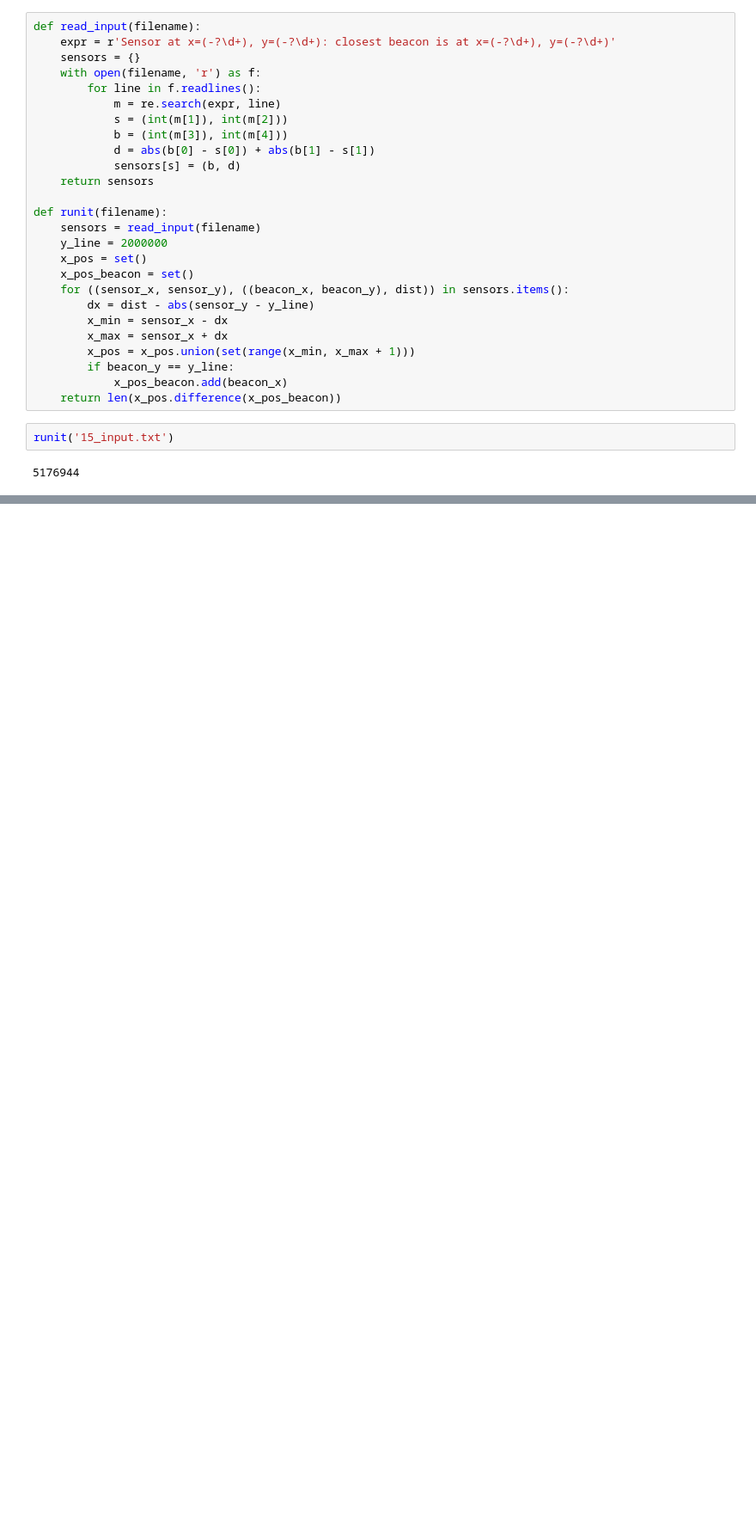
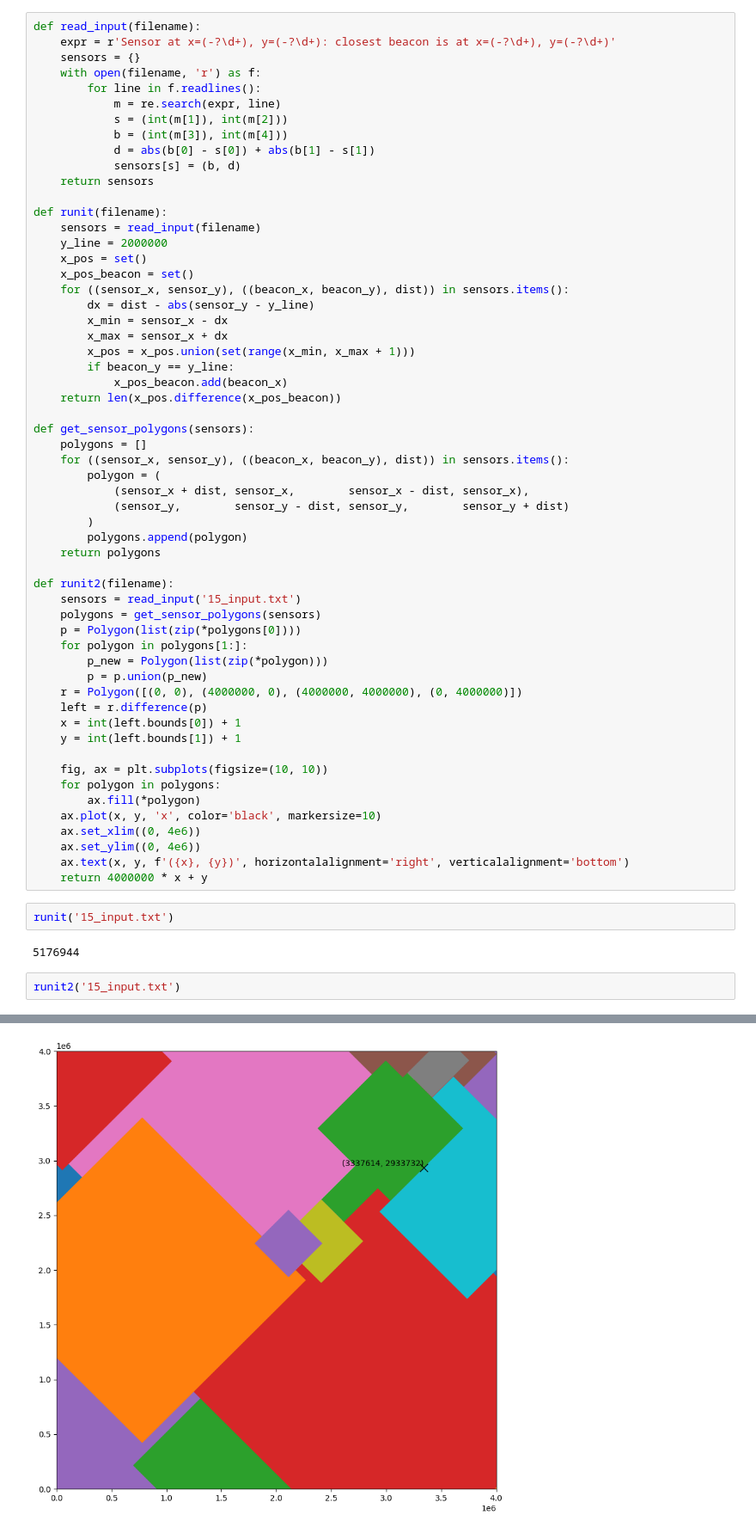
Before and after one commit to pellejacobsson/adventofcode, a Jupyter notebook: 2022/day15.ipynb, the cells around one changed output, grey strips where cells are left out. Shown at 86% size. Drawn from its saved outputs; the diff is of its cells as text; blank space fills up the shorter version.

```diff
--- a/2022/day15.ipynb
+++ b/2022/day15.ipynb
@@ -26,7 +28,41 @@ def runit(filename):
         if beacon_y == y_line:
             x_pos_beacon.add(beacon_x)
     return len(x_pos.difference(x_pos_beacon))
+
+def get_sensor_polygons(sensors):
+    polygons = []
+    for ((sensor_x, sensor_y), ((beacon_x, beacon_y), dist)) in sensors.items():
+        polygon = (
+            (sensor_x + dist, sensor_x,        sensor_x - dist, sensor_x),
+            (sensor_y,        sensor_y - dist, sensor_y,        sensor_y + dist)
+        )
+        polygons.append(polygon)
+    return polygons
+
+def runit2(filename):
+    sensors = read_input('15_input.txt')
+    polygons = get_sensor_polygons(sensors)
+    p = Polygon(list(zip(*polygons[0])))
+    for polygon in polygons[1:]:
+        p_new = Polygon(list(zip(*polygon)))
+        p = p.union(p_new)
+    r = Polygon([(0, 0), (4000000, 0), (4000000, 4000000), (0, 4000000)])
+    left = r.difference(p)
+    x = int(left.bounds[0]) + 1
+    y = int(left.bounds[1]) + 1
+
+    fig, ax = plt.subplots(figsize=(10, 10))
+    for polygon in polygons:
+        ax.fill(*polygon)
+    ax.plot(x, y, 'x', color='black', markersize=10)
+    ax.set_xlim((0, 4e6))
+    ax.set_ylim((0, 4e6))
+    ax.text(x, y, f'({x}, {y})', horizontalalignment='right', verticalalignment='bottom')
+    return 4000000 * x + y
 # %%
 runit('15_input.txt')
 # %% [output]
 5176944
+# %%
+runit2('15_input.txt')
+# %% [output]
@@ -32,0 +70 @@ runit('15_input.txt')
+[figure, added]
```
Also changed, not shown: parts of 3 cells of this notebook, 1 other file.
